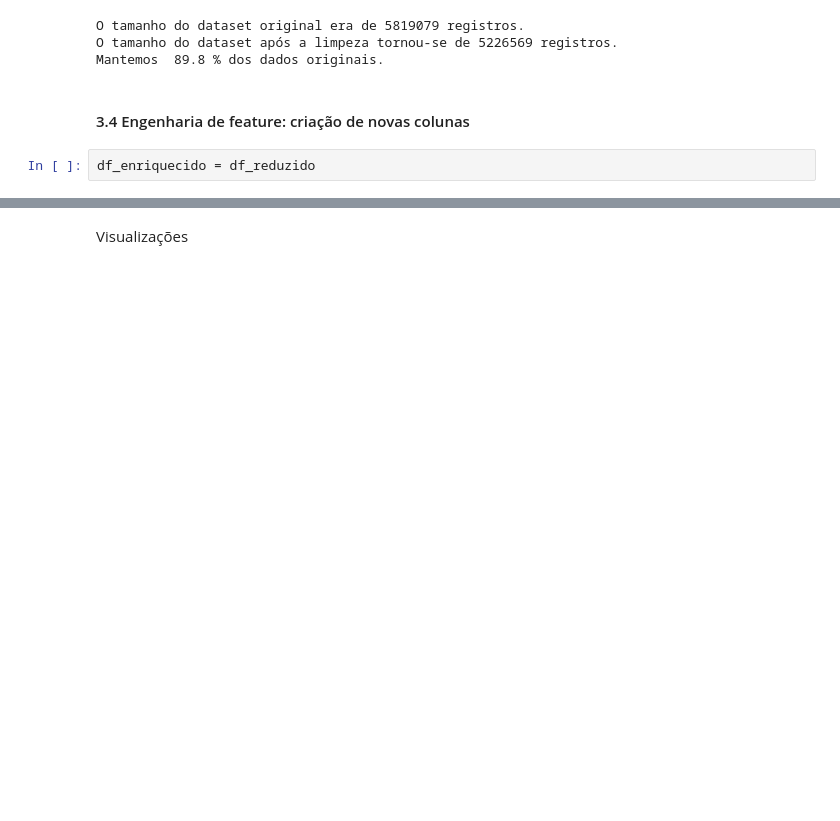
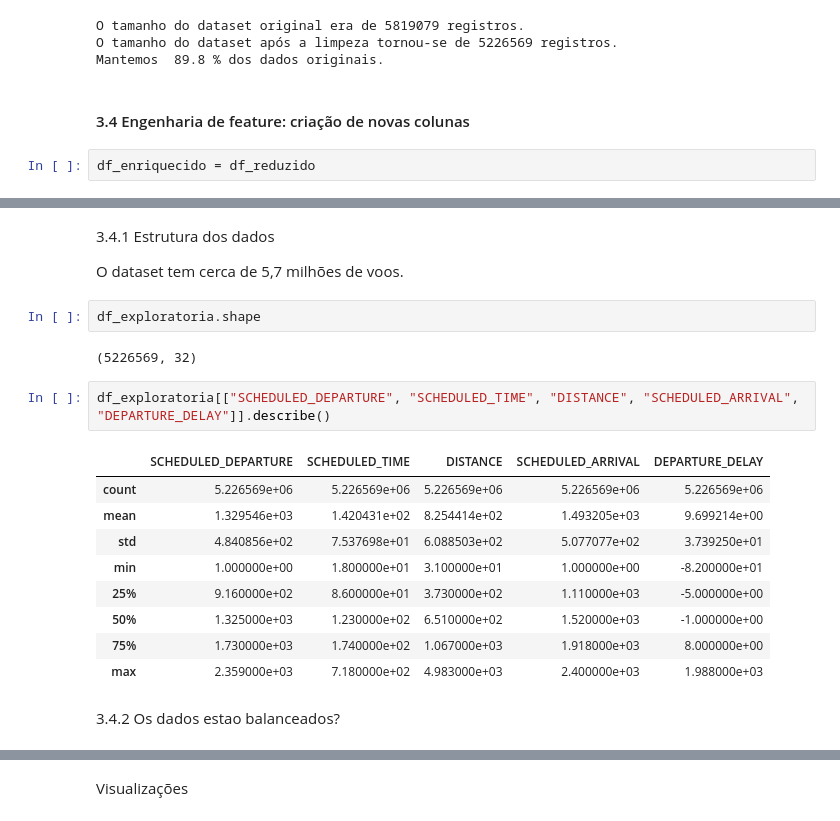
Before and after one commit to alicebiasilva/flight-delay-model-prediction, a Jupyter notebook: notebooks/discovery.ipynb, the cells around one changed output, grey strips where cells are left out. Drawn from its saved outputs; the diff is of its cells as text; blank space fills up the shorter version.

```diff
--- a/notebooks/discovery.ipynb
+++ b/notebooks/discovery.ipynb
@@ -383,0 +349,22 @@ df_tratado[["SCHEDULED_DEPARTURE", "DEPARTURE_TIME", "DEPARTURE_DELAY", "TAXI_OU
+# %% [markdown]
+3.4.1 Estrutura dos dados
+
+O dataset tem cerca de 5,7 milhões de voos.
+# %%
+df_exploratoria.shape
+# %% [output]
+(5226569, 32)
+# %%
+df_exploratoria[["SCHEDULED_DEPARTURE", "SCHEDULED_TIME", "DISTANCE", "SCHEDULED_ARRIVAL", "DEPARTURE_DELAY"]].describe()
+# %% [output]
+|  | SCHEDULED_DEPARTURE | SCHEDULED_TIME | DISTANCE | SCHEDULED_ARRIVAL | DEPARTURE_DELAY |
+| count | 5.226569e+06 | 5.226569e+06 | 5.226569e+06 | 5.226569e+06 | 5.226569e+06 |
+| mean | 1.329546e+03 | 1.420431e+02 | 8.254414e+02 | 1.493205e+03 | 9.699214e+00 |
+| std | 4.840856e+02 | 7.537698e+01 | 6.088503e+02 | 5.077077e+02 | 3.739250e+01 |
+| min | 1.000000e+00 | 1.800000e+01 | 3.100000e+01 | 1.000000e+00 | -8.200000e+01 |
+| 25% | 9.160000e+02 | 8.600000e+01 | 3.730000e+02 | 1.110000e+03 | -5.000000e+00 |
+| 50% | 1.325000e+03 | 1.230000e+02 | 6.510000e+02 | 1.520000e+03 | -1.000000e+00 |
+| 75% | 1.730000e+03 | 1.740000e+02 | 1.067000e+03 | 1.918000e+03 | 8.000000e+00 |
+| max | 2.359000e+03 | 7.180000e+02 | 4.983000e+03 | 2.400000e+03 | 1.988000e+03 |
+# %% [markdown]
+3.4.2 Os dados estao balanceados?
```
Also changed, not shown: parts of 46 cells of this notebook.
